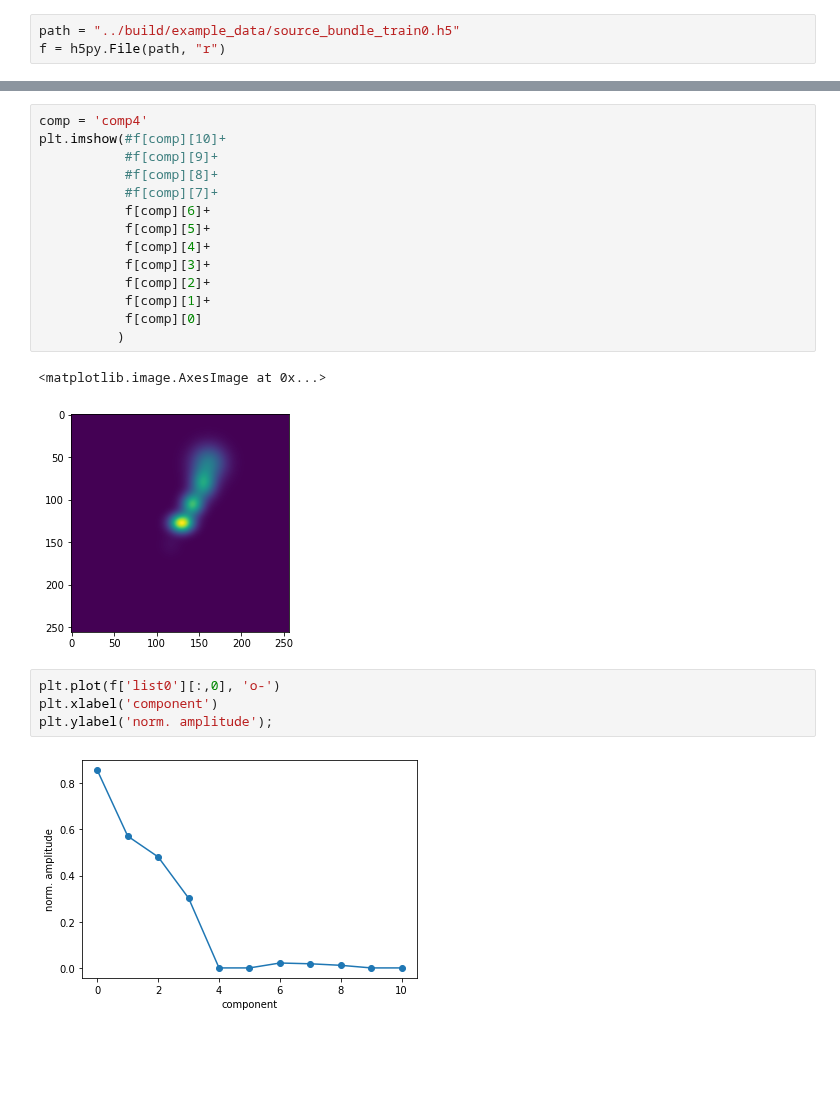
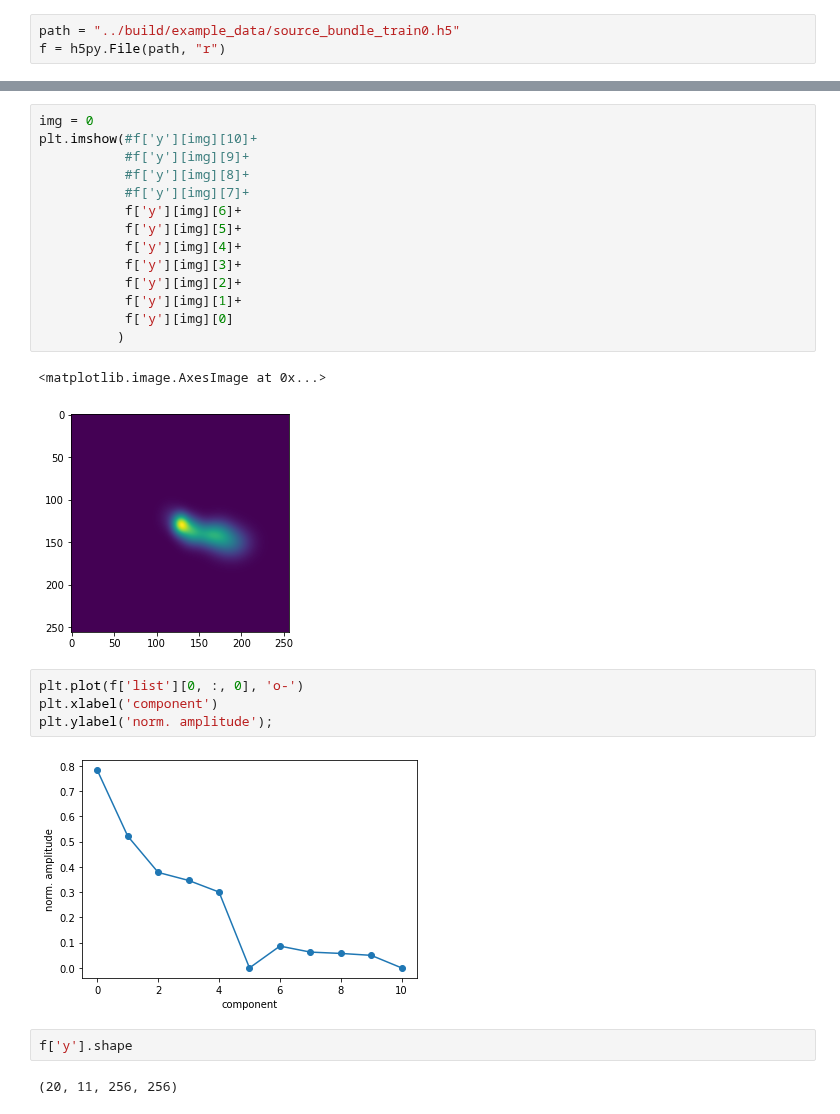
Before and after one commit to radionets-project/radiosim, a Jupyter notebook: notebooks/check_simulations.ipynb, the cells around one changed output, grey strips where cells are left out. Saved outputs shown, nothing was run; the diff lists cells and outputs as text; blank space fills up the shorter version.

```diff
--- a/notebooks/check_simulations.ipynb
+++ b/notebooks/check_simulations.ipynb
@@ -29,23 +19,27 @@ for i in range(9):
 # %%
-comp = 'comp4'
-plt.imshow(#f[comp][10]+
-           #f[comp][9]+
-           #f[comp][8]+
-           #f[comp][7]+
-           f[comp][6]+
-           f[comp][5]+
-           f[comp][4]+
-           f[comp][3]+
-           f[comp][2]+
-           f[comp][1]+
-           f[comp][0]
+img = 0
+plt.imshow(#f['y'][img][10]+
+           #f['y'][img][9]+
+           #f['y'][img][8]+
+           #f['y'][img][7]+
+           f['y'][img][6]+
+           f['y'][img][5]+
+           f['y'][img][4]+
+           f['y'][img][3]+
+           f['y'][img][2]+
+           f['y'][img][1]+
+           f['y'][img][0]
           )
 # %% [output]
 <matplotlib.image.AxesImage at 0x...>
-[figure, old version]
+[figure, new version]
 # %%
-plt.plot(f['list0'][:,0], 'o-')
+plt.plot(f['list'][0, :, 0], 'o-')
 plt.xlabel('component')
 plt.ylabel('norm. amplitude');
 # %% [output]
-[figure, old version]
+[figure, new version]
+# %%
+f['y'].shape
+# %% [output]
+(20, 11, 256, 256)
```
Also changed, not shown: parts of 3 cells of this notebook, 2 other files.
